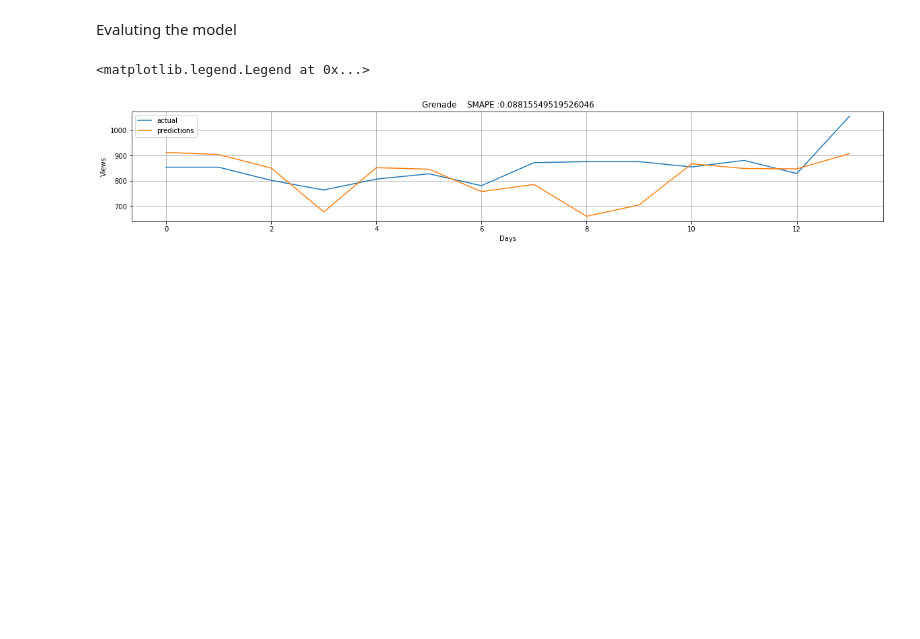
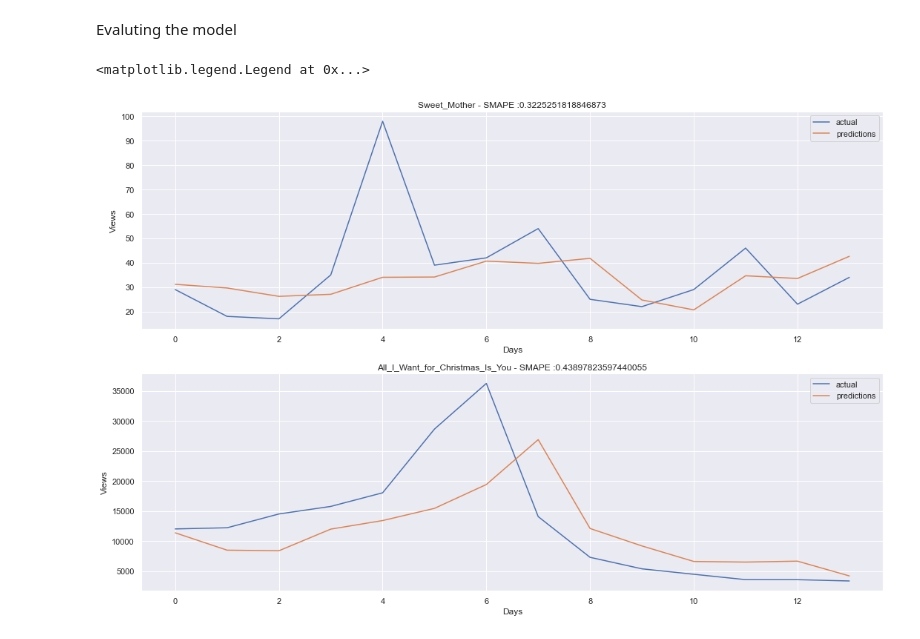
Before and after one commit to MohammadSakhnini/PageView_Prediction, a Jupyter notebook: DNN.ipynb, the cells around one changed output. Saved outputs shown, nothing was run; the diff lists cells and outputs as text; code cells hidden in the pictures; blank space fills up the shorter version.

```diff
--- a/DNN.ipynb
+++ b/DNN.ipynb
@@ -301,26 +301,41 @@ def callback(study, trial):
 # torch.save(best_model.state_dict(),"DNN_optimized.pth")
 # %% [markdown]
 Evaluting the model
-# %%
-study = pd.read_pickle("DNN_optuna.pkl")
-best_model = study.user_attrs["best_model"]
-
-random_song = np.random.choice(df["article"].unique())
-
-song = df[df["article"] == random_song][features][-14:].values
-actual = df[df["article"] == random_song][target][-14:].values.flatten()
-predicitons = np.zeros(len(song))
-for i,v in enumerate(song):
-    predicitons[i] = predict(v,best_model)
-
-plt.rcParams["figure.figsize"] = (20,3)
-plt.plot(actual,label="actual")
-plt.plot(predicitons.flatten(),label="predictions")
-plt.title(random_song + "    SMAPE :" + str(smape(actual,predicitons.flatten())))
-plt.xlabel("Days")
-plt.ylabel("Views")
-plt.grid()
-plt.legend()
-# %% [output]
-<matplotlib.legend.Legend at 0x...>
-[figure, removed]
+# %%
+study = pd.read_pickle("DNN_optuna.pkl")
+best_model = study.user_attrs["best_model"]
+
+song1 = df[df["article"] == "Sweet_Mother"][features][-14:].values
+actual1 = df[df["article"] == "Sweet_Mother"][target][-14:].values.flatten()
+song1_predicitons = np.zeros(len(song1))
+fig, axs = plt.subplots(nrows=2, ncols=1,figsize=(15,10),tight_layout=True)
+fig.tight_layout()
+
+for i,v in enumerate(song1):
+    song1_predicitons[i] = predict(v,best_model)
+
+axs[0].plot(actual1,label="actual")
+axs[0].plot(song1_predicitons.flatten(),label="predictions")
+axs[0].title.set_text("Sweet_Mother - SMAPE :" + str(smape(actual1,song1_predicitons.flatten())))
+axs[0].set_xlabel("Days")
+axs[0].set_ylabel("Views")
+axs[0].grid(True)
+axs[0].legend()
+
+
+song2 = df[df["article"] == "All_I_Want_for_Christmas_Is_You"][features][-14:].values
+actual2 = df[df["article"] == "All_I_Want_for_Christmas_Is_You"][target][-14:].values.flatten()
+song2_predicitons = np.zeros(len(song2))
+for i,v in enumerate(song2):
+    song2_predicitons[i] = predict(v,best_model)
+
+axs[1].plot(actual2,label="actual")
+axs[1].plot(song2_predicitons.flatten(),label="predictions")
+axs[1].title.set_text("All_I_Want_for_Christmas_Is_You - SMAPE :" + str(smape(actual2,song2_predicitons.flatten())))
+axs[1].set_xlabel("Days")
+axs[1].set_ylabel("Views")
+axs[1].grid(True)
+axs[1].legend()
+# %% [output]
+<matplotlib.legend.Legend at 0x...>
+[figure, added]
```
Also changed, not shown: parts of 2 cells of this notebook, 2 other files.
